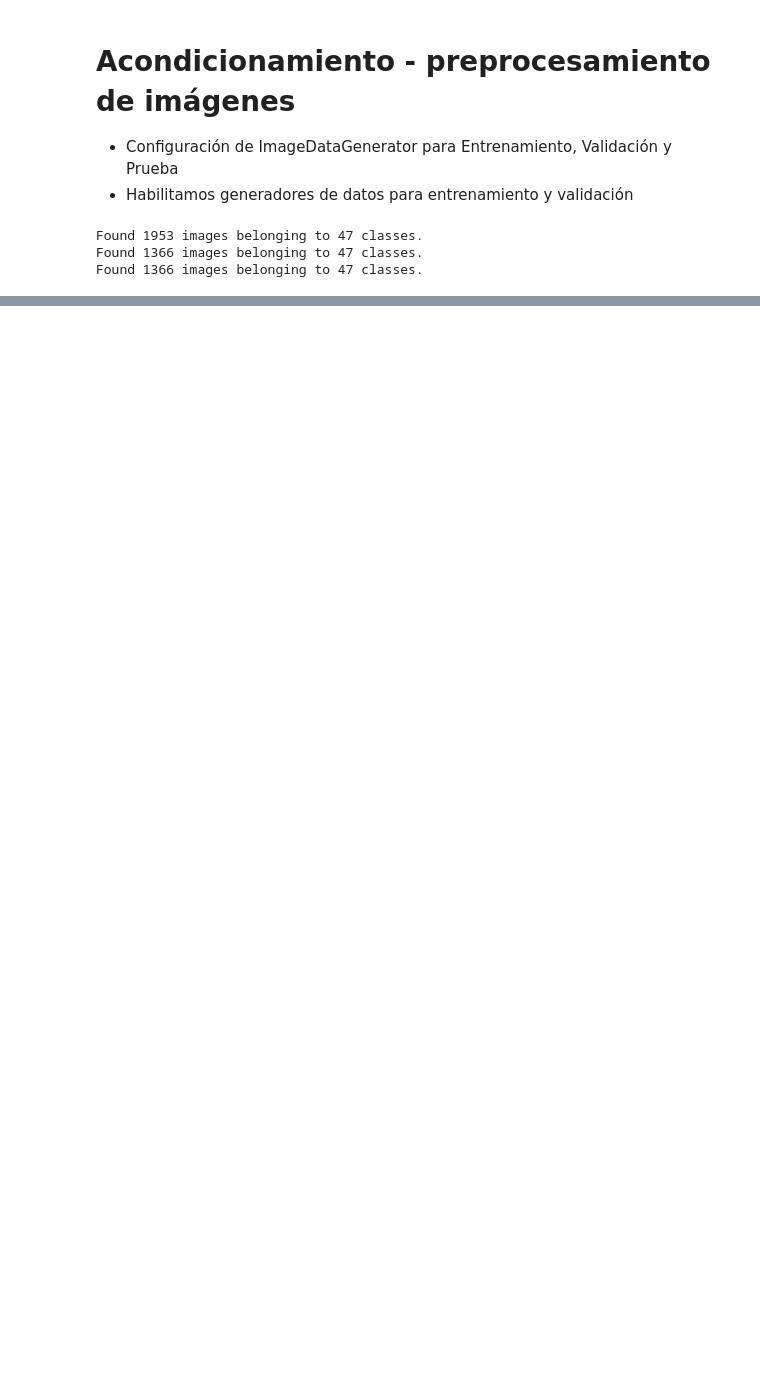
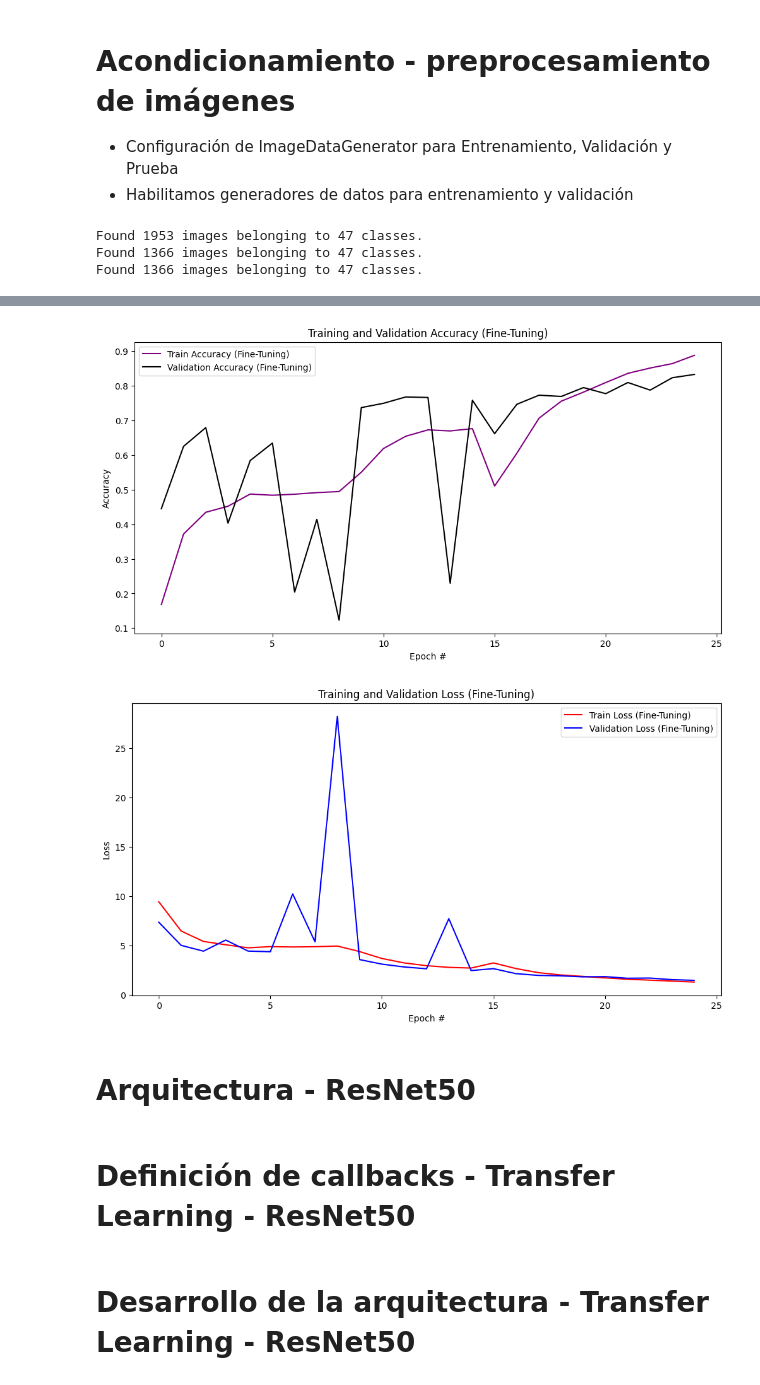
Before and after one commit to jairomartinezgiraldo/CNN, a Jupyter notebook: CNNVIERNES.ipynb, the cells around one changed output, grey strips where cells are left out. Saved outputs shown, nothing was run; the diff lists cells and outputs as text; code cells hidden in the pictures; blank space fills up the shorter version.

```diff
--- a/CNNVIERNES.ipynb
+++ b/CNNVIERNES.ipynb
@@ -395,0 +405,31 @@ Reporte de Clasificación - Fine-Tuning:
+# %%
+# Graficar Accuracy de entrenamiento y validación de Fine-Tuning
+acc = history_aug.history['accuracy'] + history_fine.history['accuracy']
+val_acc = history_aug.history['val_accuracy'] + history_fine.history['val_accuracy']
+plt.figure(figsize=(12, 6))
+plt.plot(range(len(acc)), acc, label='Train Accuracy (Fine-Tuning)', color='purple')
+plt.plot(range(len(val_acc)), val_acc, label='Validation Accuracy (Fine-Tuning)', color='black')
+plt.title("Training and Validation Accuracy (Fine-Tuning)")
+plt.xlabel("Epoch #")
+plt.ylabel("Accuracy")
+plt.legend(loc="best")
+plt.show()
+
+# Graficar Loss de entrenamiento y validación de Fine-Tuning
+loss = history_aug.history['loss'] + history_fine.history['loss']
+val_loss = history_aug.history['val_loss'] + history_fine.history['val_loss']
+plt.figure(figsize=(12, 6))
+plt.plot(range(len(loss)), loss, label='Train Loss (Fine-Tuning)', color='red')
+plt.plot(range(len(val_loss)), val_loss, label='Validation Loss (Fine-Tuning)', color='blue')
+plt.title("Training and Validation Loss (Fine-Tuning)")
+plt.xlabel("Epoch #")
+plt.ylabel("Loss")
+plt.legend(loc="best")
+plt.show()
+# %% [output]
+[figure, added]
+[figure, added]
+# %% [markdown]
+#  Arquitectura - **ResNet50**
+# %% [markdown]
+# Definición de callbacks - Transfer Learning - ResNet50
@@ -395,0 +470,2 @@ Reporte de Clasificación - Fine-Tuning:
+# %% [markdown]
+# Desarrollo de la arquitectura - Transfer Learning - ResNet50
```
Also changed, not shown: parts of 24 cells of this notebook.
